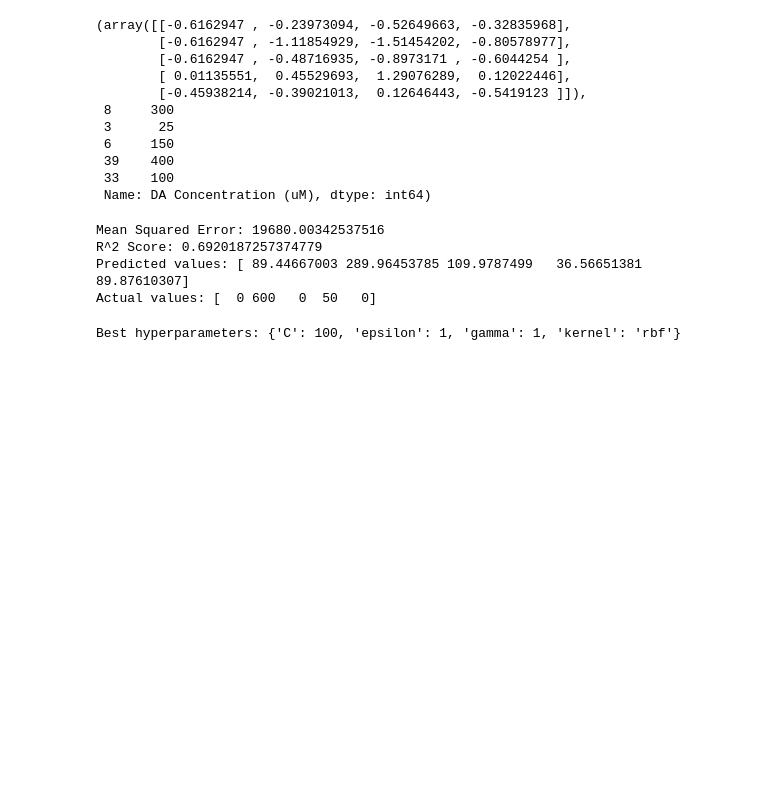
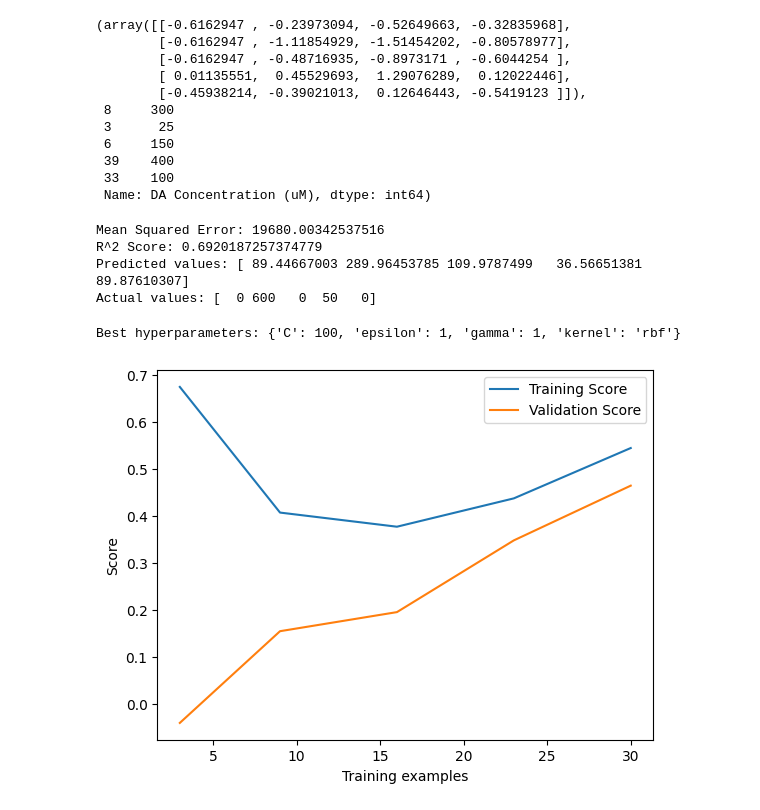
Before and after one commit to Prithviraj97/Machine-Learning-Fundamentals, a Jupyter notebook: ML Algorithms/SVR.ipynb, the cells around one changed output. Saved outputs shown, nothing was run; the diff lists cells and outputs as text; code cells hidden in the pictures; blank space fills up the shorter version.

Commit message:
learning analysis curve created

```diff
--- a/ML Algorithms/SVR.ipynb
+++ b/ML Algorithms/SVR.ipynb
@@ -123,3 +123,17 @@ best_svr = grid_search.best_estimator_
 y_pred = best_svr.predict(X_test_scaled)
 # %% [output]
 Best hyperparameters: {'C': 100, 'epsilon': 1, 'gamma': 1, 'kernel': 'rbf'}
+# %%
+from sklearn.model_selection import learning_curve
+import matplotlib.pyplot as plt
+
+train_sizes, train_scores, val_scores = learning_curve(best_svr, X_train_scaled, y_train, cv=5)
+
+plt.plot(train_sizes, train_scores.mean(axis=1), label='Training Score')
+plt.plot(train_sizes, val_scores.mean(axis=1), label='Validation Score')
+plt.xlabel('Training examples')
+plt.ylabel('Score')
+plt.legend()
+plt.show()
+# %% [output]
+[figure, added]
```
Also changed, not shown: parts of 1 cell of this notebook.
